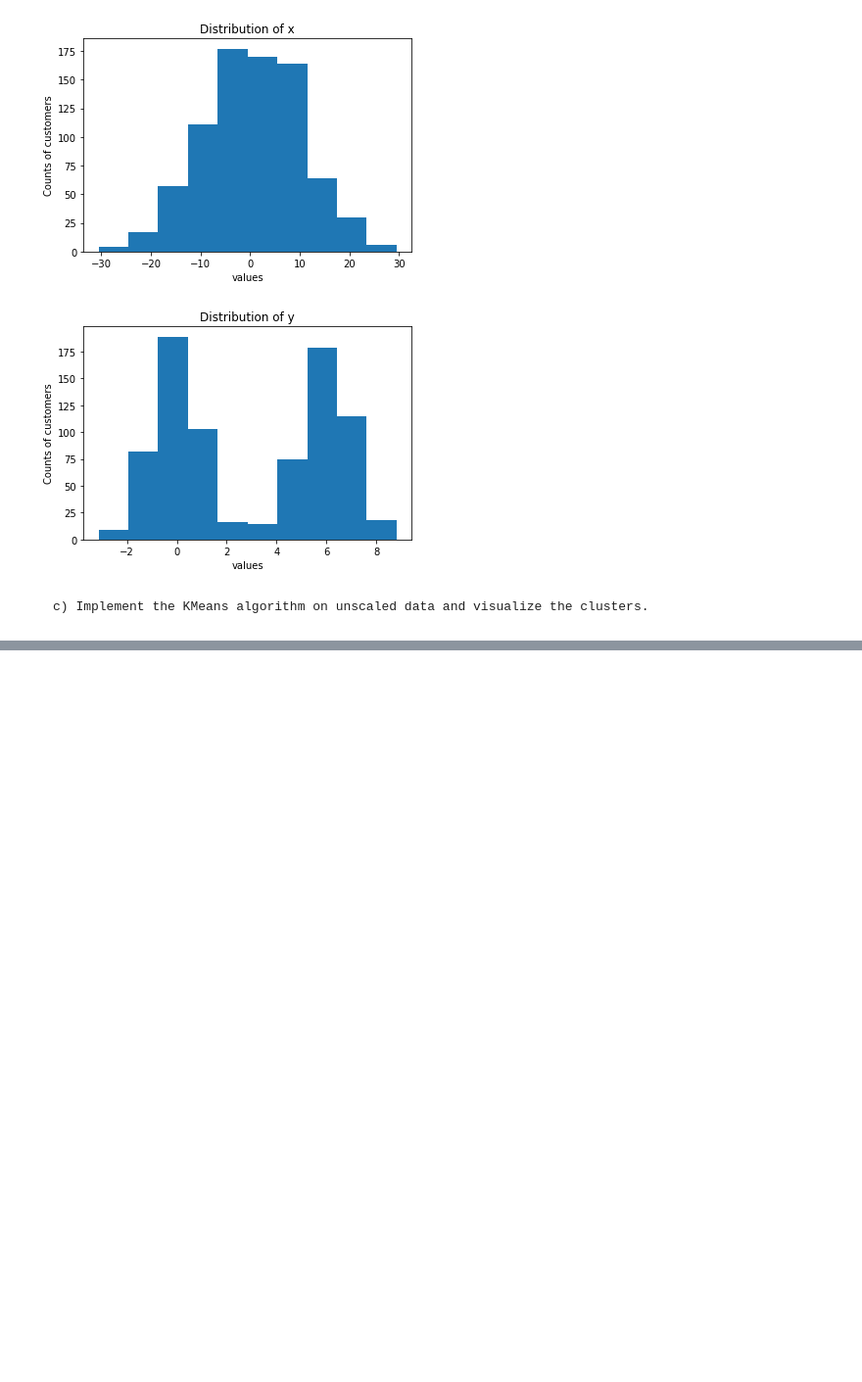
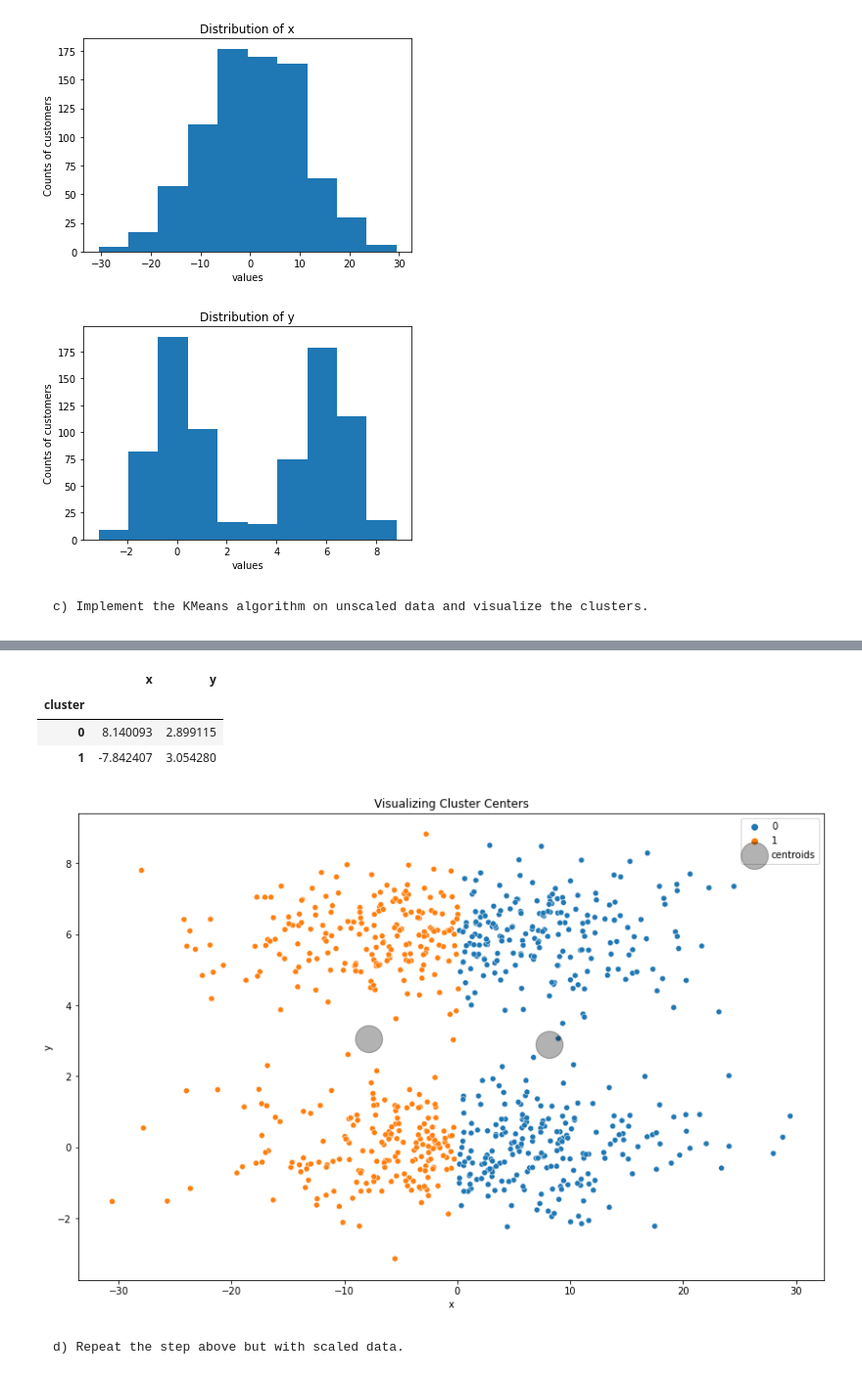
Before and after one commit to cindyvillanuevads/clustering-exercises, a Jupyter notebook: modeling.ipynb, the cells around one changed output, grey strips where cells are left out. Shown at 98% size. Saved outputs shown, nothing was run; the diff lists cells and outputs as text; code cells hidden in the pictures; blank space fills up the shorter version.

```diff
--- a/modeling.ipynb
+++ b/modeling.ipynb
@@ -773,0 +780,13 @@ p.distribution(df_googlesheet)
+# %%
+X = df_googlesheet[['x', 'y']]
+# %%
+# sklearn implementation of KMeans
+
+#define the thing
+kmeans = KMeans(n_clusters=2, random_state = 123)
+
+# fit the thing
+kmeans.fit(X)
+
+# Use (predict using) the thing
+kmeans.predict(X)
@@ -773,0 +811,2 @@ p.distribution(df_googlesheet)
+# %%
+df_googlesheet['cluster'] = kmeans.predict(X)
@@ -773,0 +839,31 @@ p.distribution(df_googlesheet)
+# %%
+# Centriods for unscaled data?
+centroids = df_googlesheet.groupby('cluster')['x','y'].mean()
+centroids
+# %% [output]
+|  | x | y |
+| cluster |  |  |
+| 0 | 8.140093 | 2.899115 |
+| 1 | -7.842407 | 3.054280 |
+# %%
+# lets visualize the clusters along with the centers on scaled data.
+
+plt.figure(figsize=(14, 9))
+
+# scatter plot of data with hue for cluster
+sns.scatterplot(x = 'x', y ='y', data = df_googlesheet, hue = 'cluster')
+
+# plot cluster centers (centroids)
+centroids.plot.scatter(x = 'x', y = 'y',
+                             ax = plt.gca(),
+                             s= 800,
+                             color = 'k',
+                             alpha = 0.3,
+                             label = 'centroids')
+
+plt.title('Visualizing Cluster Centers')
+plt.legend();
+# %% [output]
+[figure, added]
+# %% [markdown]
+    d) Repeat the step above but with scaled data.
```
Also changed, not shown: parts of 24 cells of this notebook.
